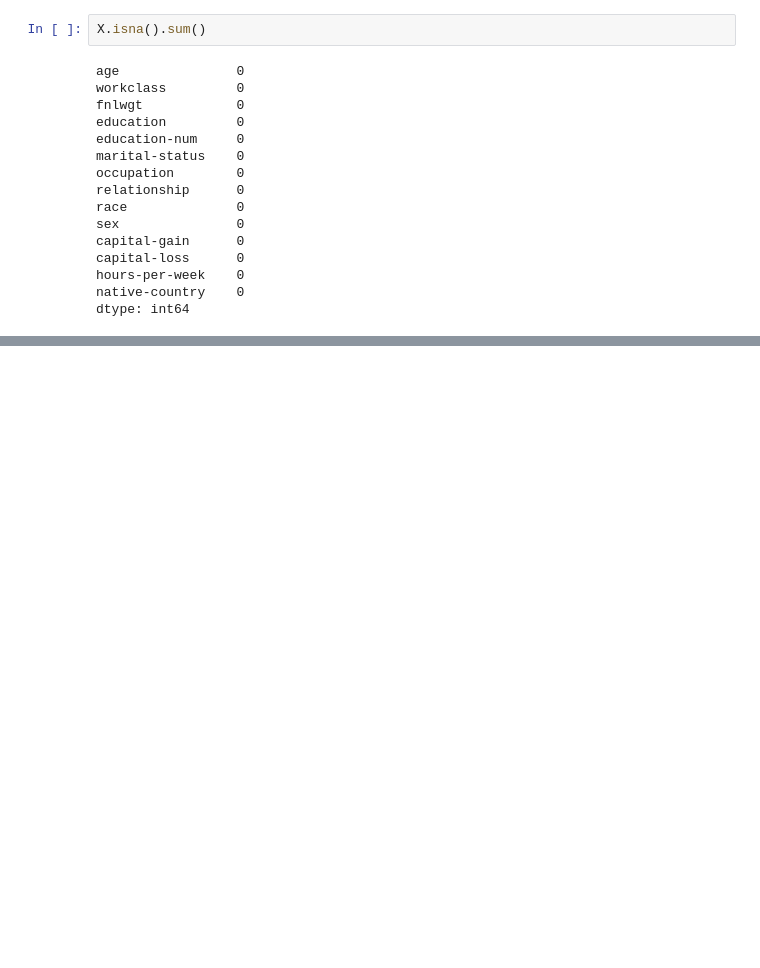
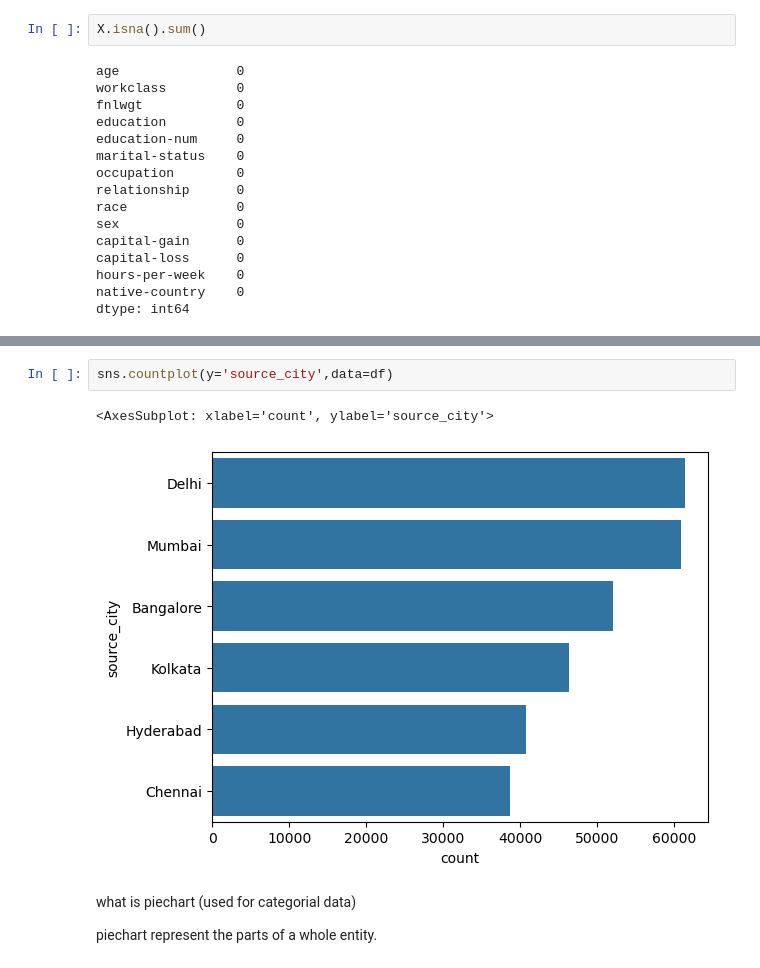
Before and after one commit to hardik7426/AI-ML-Basic-Preticals, a Jupyter notebook: numpy.ipynb, the cells around one changed output, grey strips where cells are left out. Drawn from its saved outputs; the diff is of its cells as text; blank space fills up the shorter version.

```diff
--- a/numpy.ipynb
+++ b/numpy.ipynb
@@ -680,0 +765,9 @@ See the caveats in the documentation: https://pandas.pydata.org/pandas-docs/stab
+# %%
+sns.countplot(y='source_city',data=df)
+# %% [output]
+<AxesSubplot: xlabel='count', ylabel='source_city'>
+[figure, added]
+# %% [markdown]
+what is piechart (used for categorial data)
+
+piechart represent the parts of a whole entity.
```
Also changed, not shown: parts of 46 cells of this notebook.
